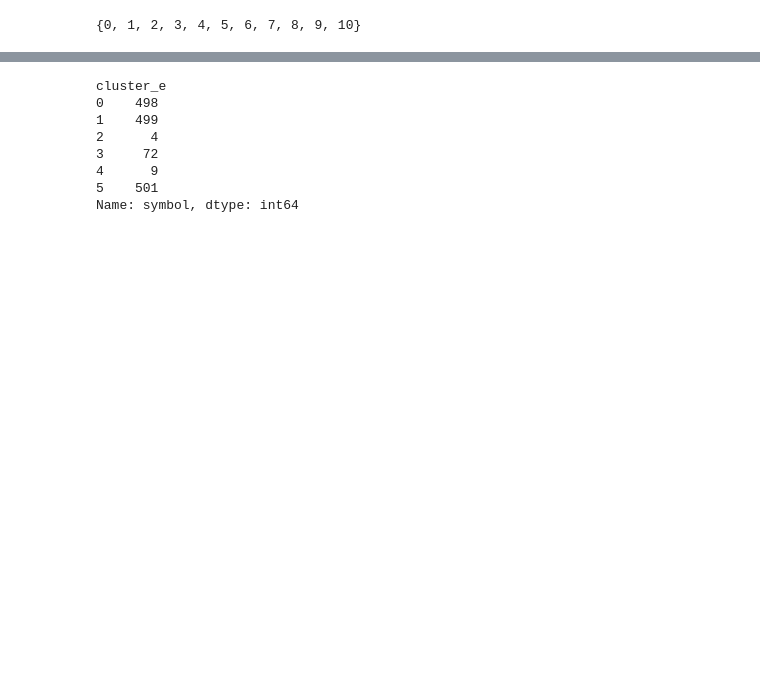
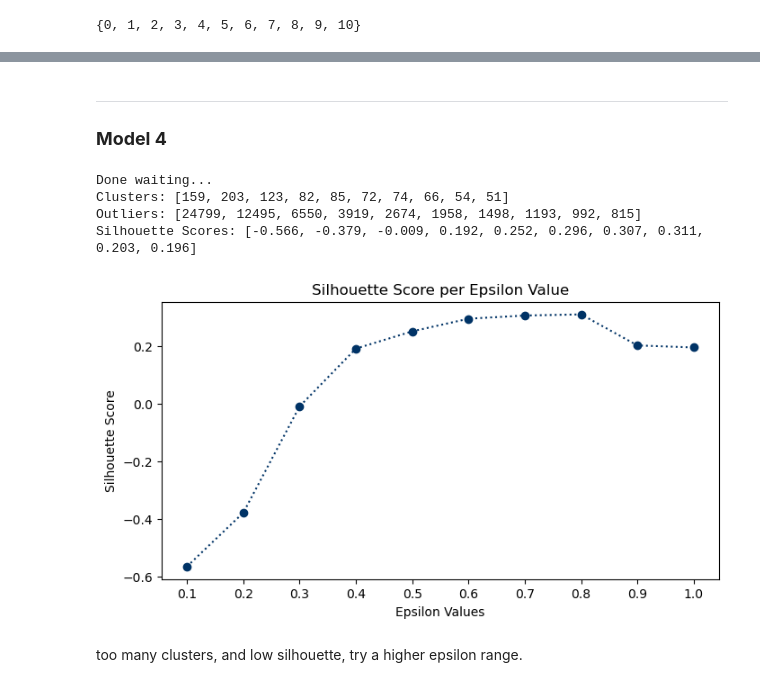
Before and after one commit to Aditya-Mahajan-02/Stocks_and_Portfolios, a Jupyter notebook: notebooks/03_Pre-processing_and_Modeling.ipynb, the cells around one changed output, grey strips where cells are left out. Drawn from its saved outputs; the diff is of its cells as text; code cells hidden in the pictures; blank space fills up the shorter version.

Commit message:
updated models, comments pending

```diff
--- a/notebooks/03_Pre-processing_and_Modeling.ipynb
+++ b/notebooks/03_Pre-processing_and_Modeling.ipynb
@@ -145,6 +110,5 @@ Build pipeline with a StandardScaler and a KMeans model
 # %%
 pipe = Pipeline([
-    ('sc', StandardScaler()),
     ('km', KMeans(random_state = 2024))
 ])
 # %% [markdown]
@@ -651,12 +428,56 @@ stocks.head()
-# %%
-# check number of unique stocks per cluster
-stocks.groupby('cluster_e')['symbol'].nunique()
-# %% [output]
-cluster_e
-0    498
-1    499
-2      4
-3     72
-4      9
-5    501
-Name: symbol, dtype: int64
+# %% [markdown]
+---
+### **Model 4**
+# %%
+# loop thru various epsilon values to see how clusters change, and to reduce outliers
+# default value for epsilon is 0.5, test values between 0.1 and 1.0
+
+epsilon_values_1 = [*np.linspace(0.1, 1.0, 10)]
+number_of_clusters_1 = []
+number_of_outliers_1 = []
+sil_scores_1 = []
+
+for eps in epsilon_values_1:
+
+    # instantiate model
+    dbscan = DBSCAN(eps = eps)
+
+    # fit model
+    dbscan.fit(stocks_sc1)
+
+    # count and store clusters
+    number_of_clusters_1.append(len(set(dbscan.labels_)))
+
+    # calculate and store silhouette score
+    sil_scores_1.append(round(silhouette_score(stocks_sc1, dbscan.labels_), 3))
+
+    # check and count outliers
+    if -1 in set(dbscan.labels_):
+        number_of_outliers_1.append((dbscan.labels_ == -1).sum())
+
+print('Done waiting...')
+print(f'Clusters: {number_of_clusters_1}')
+print(f'Outliers: {number_of_outliers_1}')
+print(f'Silhouette Scores: {sil_scores_1}')
+# %% [output]
+Done waiting...
+Clusters: [159, 203, 123, 82, 85, 72, 74, 66, 54, 51]
+Outliers: [24799, 12495, 6550, 3919, 2674, 1958, 1498, 1193, 992, 815]
+Silhouette Scores: [-0.566, -0.379, -0.009, 0.192, 0.252, 0.296, 0.307, 0.311, 0.203, 0.196]
+# %%
+# check silhouette scores vs. epsilon
+
+plt.figure(figsize = (8, 4))
+
+plt.plot(epsilon_values_1, sil_scores_1, color = '#003366', marker = 'o', linestyle = ':')
+
+plt.xticks(epsilon_values_1)
+plt.xlabel('Epsilon Values')
+plt.ylabel('Silhouette Score')
+plt.title('Silhouette Score per Epsilon Value');
+
+plt.savefig('../images/silhouette_model4a.png');
+# %% [output]
+[figure, added]
+# %% [markdown]
+too many clusters, and low silhouette, try a higher epsilon range.
```
Also changed, not shown: parts of 87 cells of this notebook.
